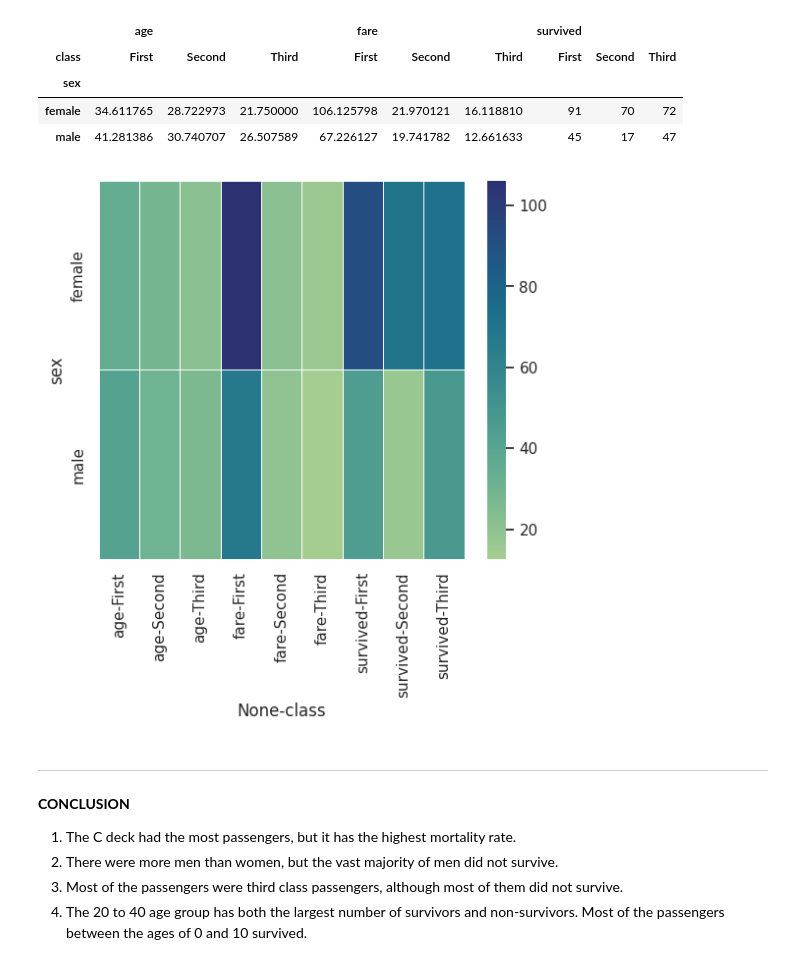
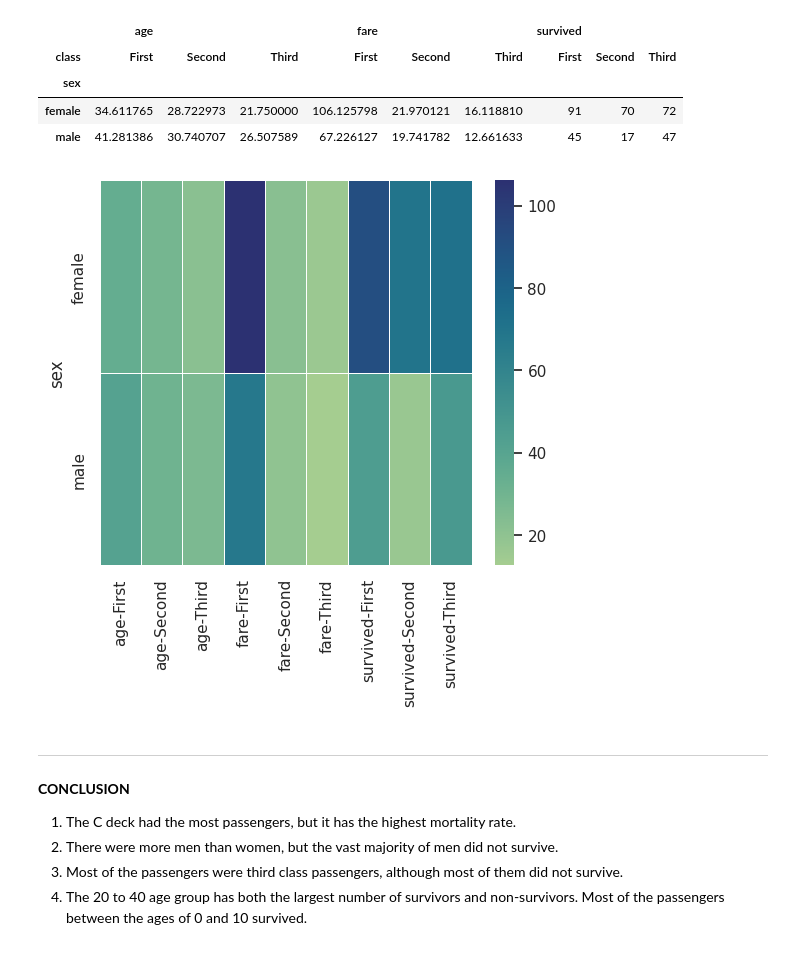
Before and after one commit to IzaLech/MyProjects, a Jupyter notebook: Data_Analysis_Pandas+Seaborn_Titanic.ipynb, the cells around one changed output. Saved outputs shown, nothing was run; the diff lists cells and outputs as text; code cells hidden in the pictures.

```diff
--- a/Data_Analysis_Pandas+Seaborn_Titanic.ipynb
+++ b/Data_Analysis_Pandas+Seaborn_Titanic.ipynb
@@ -400,10 +400,11 @@ pv
 | female | 34.611765 | 28.722973 | 21.750000 | 106.125798 | 21.970121 | 16.118810 | 91 | 70 | 72 |
 | male | 41.281386 | 30.740707 | 26.507589 | 67.226127 | 19.741782 | 12.661633 | 45 | 17 | 47 |
 # %%
-sns.heatmap(pv, cmap="crest", linewidth=.5)
+ax = sns.heatmap(pv, cmap="crest", linewidth=.5)
+ax.set(xlabel="")
 plt.show()
 # %% [output]
-[figure, old version]
+[figure, new version]
 # %% [markdown]
 
 
```
